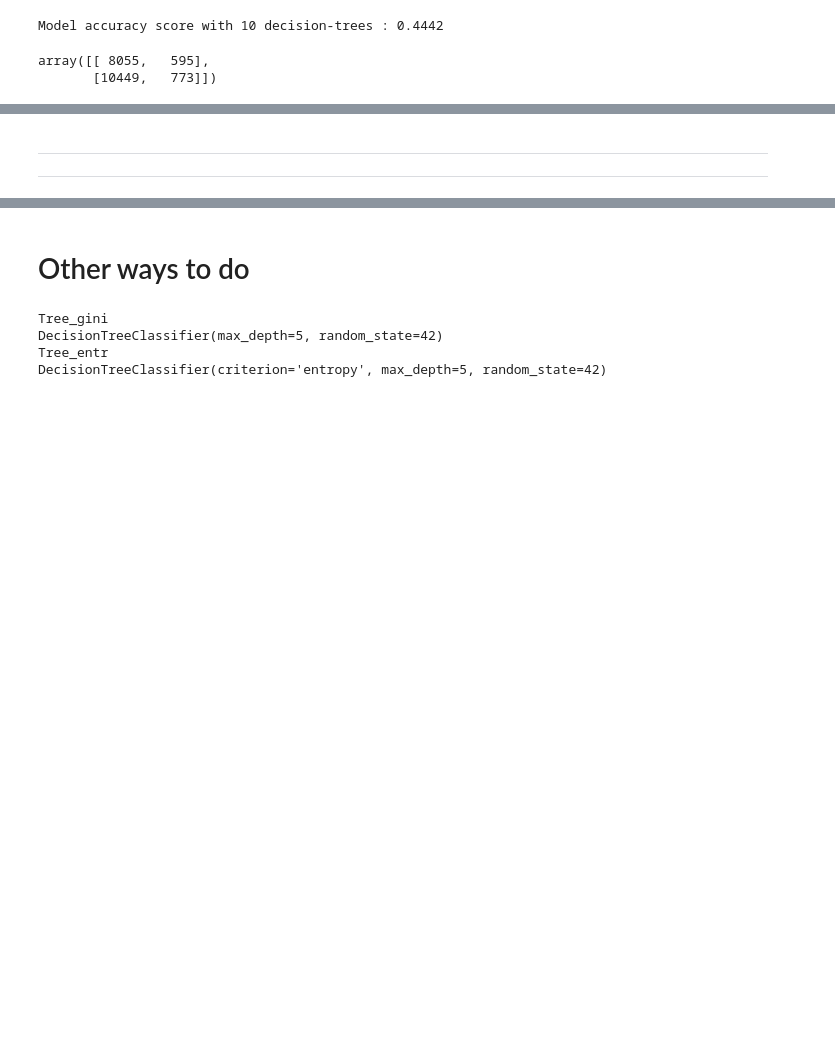
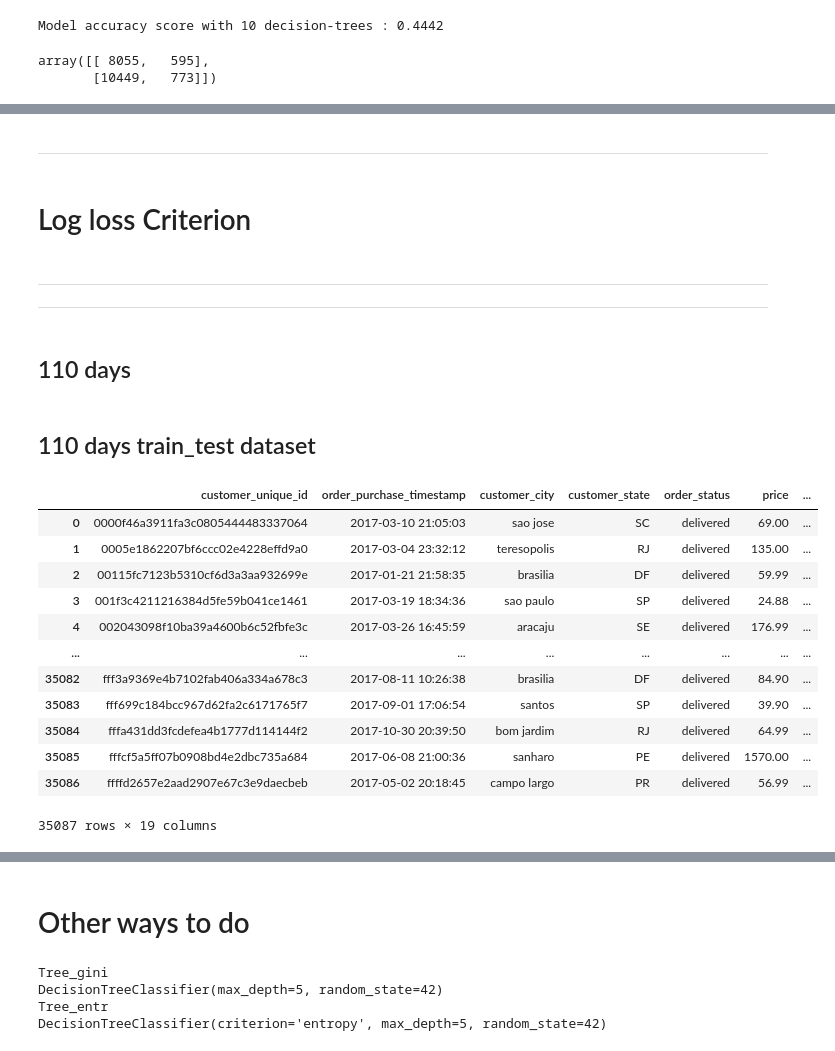
Before and after one commit to SilvanaKoga/tfm-uned-churn, a Jupyter notebook: Notebooks/DT_RF_XGBoost.ipynb, the cells around one changed output, grey strips where cells are left out. Drawn from its saved outputs; the diff is of its cells as text; code cells hidden in the pictures; blank space fills up the shorter version.

```diff
--- a/Notebooks/DT_RF_XGBoost.ipynb
+++ b/Notebooks/DT_RF_XGBoost.ipynb
@@ -1448,3 +1464,33 @@ array([[ 8055,   595],
+# %% [markdown]
+---
+# %% [markdown]
+# Log loss Criterion
 # %% [markdown]
 -----
 -----
+# %% [markdown]
+## 110 days
+# %% [markdown]
+## 110 days train_test dataset
+# %%
+Data_train_110_df["state_income_level"] = Data_train_110_df.customer_state.map(prov_income_map)
+
+Data_train_110_df["state_income_level_high"] = (Data_train_110_df["state_income_level"] == "high").astype(int)
+Data_train_110_df["state_income_level_mid"] = (Data_train_110_df["state_income_level"] == "mid").astype(int)
+Data_train_110_df["state_income_level_low"] = (Data_train_110_df["state_income_level"] == "low").astype(int)
+
+Data_train_110_df
+# %% [output]
+|  | customer_unique_id | order_purchase_timestamp | customer_city | customer_state | order_status | price | ... |
+| 0 | 0000f46a3911fa3c0805444483337064 | 2017-03-10 21:05:03 | sao jose | SC | delivered | 69.00 | ... |
+| 1 | 0005e1862207bf6ccc02e4228effd9a0 | 2017-03-04 23:32:12 | teresopolis | RJ | delivered | 135.00 | ... |
+| 2 | 00115fc7123b5310cf6d3a3aa932699e | 2017-01-21 21:58:35 | brasilia | DF | delivered | 59.99 | ... |
+| 3 | 001f3c4211216384d5fe59b041ce1461 | 2017-03-19 18:34:36 | sao paulo | SP | delivered | 24.88 | ... |
+| 4 | 002043098f10ba39a4600b6c52fbfe3c | 2017-03-26 16:45:59 | aracaju | SE | delivered | 176.99 | ... |
+| ... | ... | ... | ... | ... | ... | ... | ... |
+| 35082 | fff3a9369e4b7102fab406a334a678c3 | 2017-08-11 10:26:38 | brasilia | DF | delivered | 84.90 | ... |
+| 35083 | fff699c184bcc967d62fa2c6171765f7 | 2017-09-01 17:06:54 | santos | SP | delivered | 39.90 | ... |
+| 35084 | fffa431dd3fcdefea4b1777d114144f2 | 2017-10-30 20:39:50 | bom jardim | RJ | delivered | 64.99 | ... |
+| 35085 | fffcf5a5ff07b0908bd4e2dbc735a684 | 2017-06-08 21:00:36 | sanharo | PE | delivered | 1570.00 | ... |
+| 35086 | ffffd2657e2aad2907e67c3e9daecbeb | 2017-05-02 20:18:45 | campo largo | PR | delivered | 56.99 | ... |
+35087 rows × 19 columns
```
Also changed, not shown: parts of 61 cells of this notebook.
